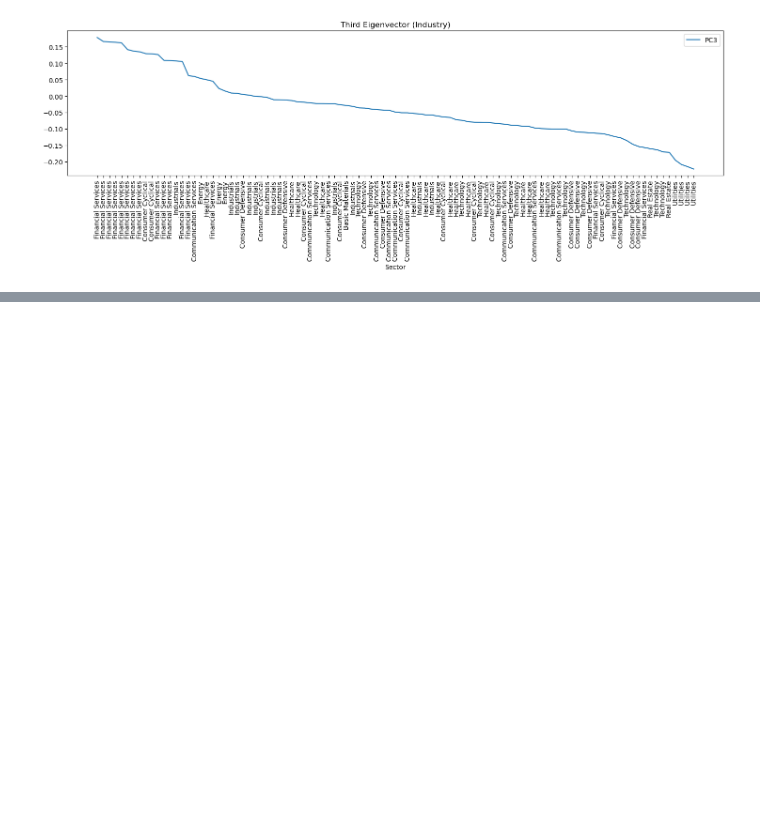
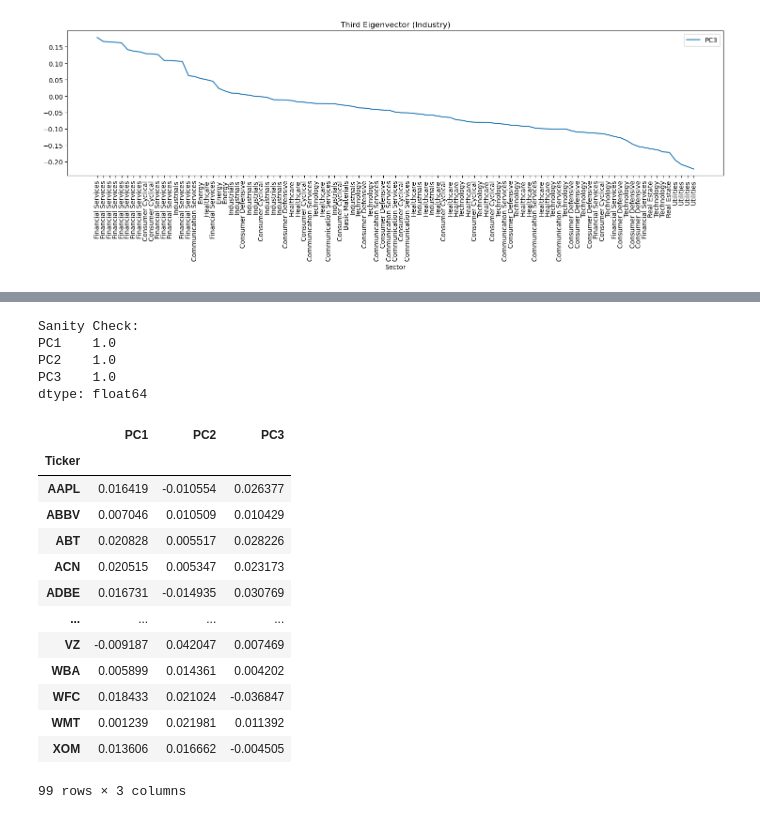
Before and after one commit to shaoyuliu98/Quantitative-Research, a Jupyter notebook: Eigen Portfolio.ipynb, the cells around one changed output, grey strips where cells are left out. Cells and saved outputs as stored; diff of their text form; code cells hidden in the pictures; blank space fills up the shorter version.

```diff
--- a/Eigen Portfolio.ipynb
+++ b/Eigen Portfolio.ipynb
@@ -209,0 +205,29 @@ plt.show()
+# %%
+eigen_weight = loadings[['PC1','PC2','PC3']]
+eigen_weight = eigen_weight.div(r_ik_2018.std(),axis=0)
+weights = eigen_weight.apply(lambda x: x/x.sum())
+
+print('Sanity Check:')
+print(weights.sum())
+
+weights
+# %% [output]
+Sanity Check:
+PC1    1.0
+PC2    1.0
+PC3    1.0
+dtype: float64
+|  | PC1 | PC2 | PC3 |
+| Ticker |  |  |  |
+| AAPL | 0.016419 | -0.010554 | 0.026377 |
+| ABBV | 0.007046 | 0.010509 | 0.010429 |
+| ABT | 0.020828 | 0.005517 | 0.028226 |
+| ACN | 0.020515 | 0.005347 | 0.023173 |
+| ADBE | 0.016731 | -0.014935 | 0.030769 |
+| ... | ... | ... | ... |
+| VZ | -0.009187 | 0.042047 | 0.007469 |
+| WBA | 0.005899 | 0.014361 | 0.004202 |
+| WFC | 0.018433 | 0.021024 | -0.036847 |
+| WMT | 0.001239 | 0.021981 | 0.011392 |
+| XOM | 0.013606 | 0.016662 | -0.004505 |
+99 rows × 3 columns
```
Also changed, not shown: parts of 13 cells of this notebook.
